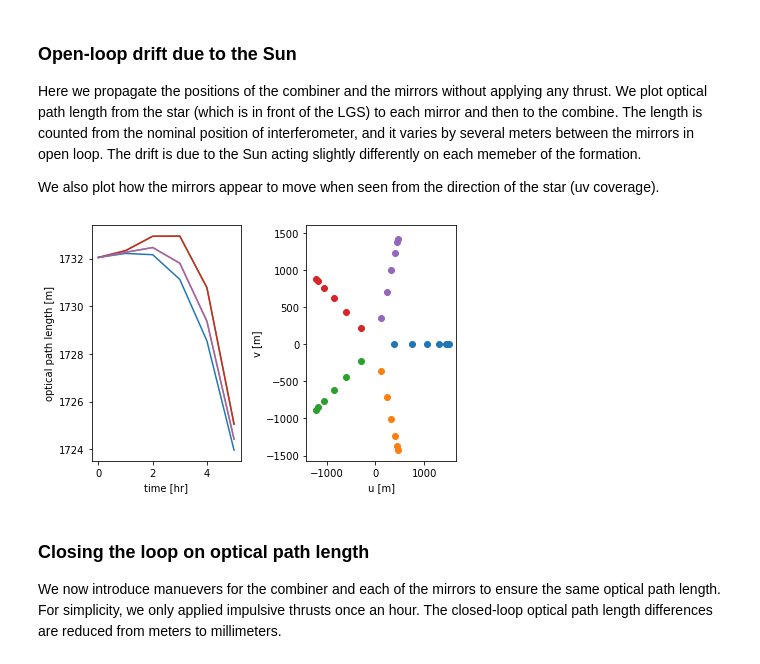
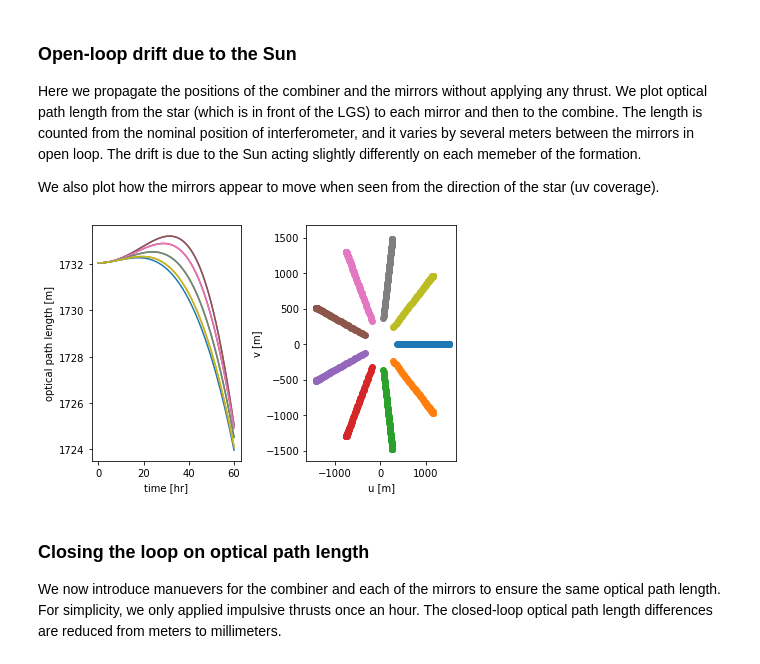
Before and after one commit to MIT-STARLab/LGSI, a Jupyter notebook: Delta-v estimates.ipynb, the cells around one changed output. Saved outputs shown, nothing was run; the diff lists cells and outputs as text; code cells hidden in the pictures.

Commit message:
Updated to 9 mirrors

```diff
--- a/Delta-v estimates.ipynb
+++ b/Delta-v estimates.ipynb
@@ -124,30 +131,19 @@ perp_direction_2 = np.cross(direction, perp_direction_1)
 ### Initial combiner and mirror positioning
 Below we provide the initial positions of the combiner and the five cubesat-mirrors.
 # %%
+#initial positions of combiner and 9 mirrors
 r0_combiner = r0_interferometer + [749.4224943295121, 268.7808646541089, 340.7679148465395]
 v0_combiner = v0_interferometer + [0.014855606776677632, 0.028304829062108183, -0.05499614693189869]
 
-r0_mirror1 = r0_interferometer + [-350.3044986948371, -667.4455715138465, 1296.8435400072485]
-r0_mirror2 = r0_interferometer + [524.3166087418795, -1404.6537882294506, -45.16446628421545]
-r0_mirror3 = r0_interferometer + [674.349983766675, -200.67821203731, -1324.7567152548581]
-r0_mirror4 = r0_interferometer + [-107.54539845883846, 1280.6278323885053, -773.5802105683833]
-r0_mirror5 = r0_interferometer + [-740.8166953474283, 992.1497393921018, 846.6578520983458]
+r0_mirrors = r0_interferometer.reshape((-1,3)) + [[-350.3044986948371, -667.4455715138465, 1296.8435400072485], [159.18204107880592, -1321.2530439738184, 692.0631991308182], [594.1855347156525, -1356.8315330650657, -236.541204046458], [751.1630130335689, -757.5334683321416, -1054.4653489850461], [556.6629692986608, 196.22292527928948, -1378.9934380576015], [101.69413561373949, 1058.1644313782454, -1058.2751716580242], [-400.8585143312812, 1424.9790398478508, -242.37819102033973], [-715.8450103774667, 1125.030118694529, 686.9302389286458], [-695.879670329392, 298.6671016868204, 1294.8163757044822]]
+v0_mirrors = v0_interferometer.reshape((-1,3)) + [[-0.09534384451353617, -0.034195131800288436, -0.04335354667637148], [-0.07303762227513744, -0.026194990697376852, -0.03321074352106734], [-0.016556284851503733, -0.005937922322118538, -0.007528264375650906], [0.047671922256768084, 0.017097565900257905, 0.02167677333818574], [0.08959390712664117, 0.03213291301949539, 0.04073900789671825], [0.08959390712664117, 0.03213291301949539, 0.04073900789671825], [0.047671922256768084, 0.017097565900257905, 0.02167677333818574], [-0.016556284851503733, -0.005937922322118538, -0.007528264375650906], [-0.07303762227513744, -0.026194990697376852, -0.03321074352106734]]
 
-r0_mirrors = [r0_mirror1, r0_mirror2, r0_mirror3, r0_mirror4, r0_mirror5]
-
-v0_mirror1 = v0_interferometer + [-0.09534384451353617, -0.034195131800288436, -0.04335354667637148]
-v0_mirror2 = v0_interferometer + [-0.029462868263749442, -0.010566876851271445, -0.013396982689300785]
-v0_mirror3 = v0_interferometer + [0.07713479052040384, 0.027664442751301976, 0.035073756027486525]
-v0_mirror4 = v0_interferometer + [0.07713479052040384, 0.027664442751301976, 0.035073756027486525]
-v0_mirror5 = v0_interferometer + [-0.029462868263749442, -0.010566876851271445, -0.013396982689300785]
-
-v0_mirrors = [v0_mirror1, v0_mirror2, v0_mirror3, v0_mirror4, v0_mirror5]
-
+#plot mirrors, combiner and direction to star
 ax = plt.axes(projection='3d')
 
 ax.scatter3D(*(r0_combiner - r0_interferometer), color="k")
 ax.plot3D(*np.stack([np.zeros(3), 1e3*direction], axis=1), color="k", linestyle="--")
-for i_mirror in range(5):
+for i_mirror in range(len(r0_mirrors)):
     ax.scatter3D(*(r0_mirrors[i_mirror] - r0_interferometer))
 ax.set_title("relative positions of mirrors and combiner")
 ax.set_xlabel("x [m]")
@@ -162,31 +158,33 @@ Here we propagate the positions of the combiner and the mirrors without applying
 
 We also plot how the mirrors appear to move when seen from the direction of the star (uv coverage).
 # %%
-rs_combiner = propagate_closed_loop_orbit(r0_combiner, v0_combiner, dvs_zero)
+#propagate open-loop orbits for 5 hours at 5-minute intervals
+dvs_zero = np.zeros((5*12,3))
+rs_combiner = propagate_closed_loop_orbit(r0_combiner, v0_combiner, dvs_zero, n_minutes=5)
+rs_interferometer = propagate_closed_loop_orbit(r0_interferometer, v0_interferometer, dvs_zero, n_minutes=5)
 
-for i_mirror in range(5):
-    rs = propagate_closed_loop_orbit(r0_mirrors[i_mirror], v0_mirrors[i_mirror], dvs_zero)
+for i_mirror in range(len(r0_mirrors)):
+    rs = propagate_closed_loop_orbit(r0_mirrors[i_mirror], v0_mirrors[i_mirror], dvs_zero, n_minutes=5)
 
-    drs_nominal = rs - rs_interferometer[:len(rs)]
-    drs_combiner = rs - rs_combiner
-    delays_1 = -drs_nominal.dot(direction)
-    delays_2 = np.linalg.norm(drs_combiner, axis=1)
-    delays = delays_1 + delays_2
+    drs_nominal = rs - rs_interferometer #distance from nominal interferometer position to mirror
+    drs_combiner = rs - rs_combiner #distance form combiner to mirror
+    opl_1 = -drs_nominal.dot(direction) #(extra) OPL from star to mirror
+    opl_2 = np.linalg.norm(drs_combiner, axis=1) #OPL from mirror to combiner
     plt.subplot(121)
     plt.ylabel("optical path length [m]")
     plt.xlabel("time [hr]")
-    plt.plot(delays)
+    plt.plot(opl_1 + opl_2)
 
-    u_disp = drs_nominal.dot(perp_direction_1)
-    v_disp = drs_nominal.dot(perp_direction_2)
+    u_disp = drs_nominal.dot(perp_direction_1) #mirror displacement in u direction as viewed from star
+    v_disp = drs_nominal.dot(perp_direction_2) #mirror displacement in v direction as viewed from star
     plt.subplot(122)
     plt.scatter(u_disp, v_disp)
     plt.ylabel("v [m]")
     plt.xlabel("u [m]")
 
 plt.tight_layout()
 # %% [output]
-[figure, old version]
+[figure, new version]
 # %% [markdown]
 ### Closing the loop on optical path length
 We now introduce manuevers for the combiner and each of the mirrors to ensure the same optical path length. For simplicity, we only applied impulsive thrusts once an hour. The closed-loop optical path length differences are reduced from meters to millimeters.
```
Also changed, not shown: parts of 9 cells of this notebook.
